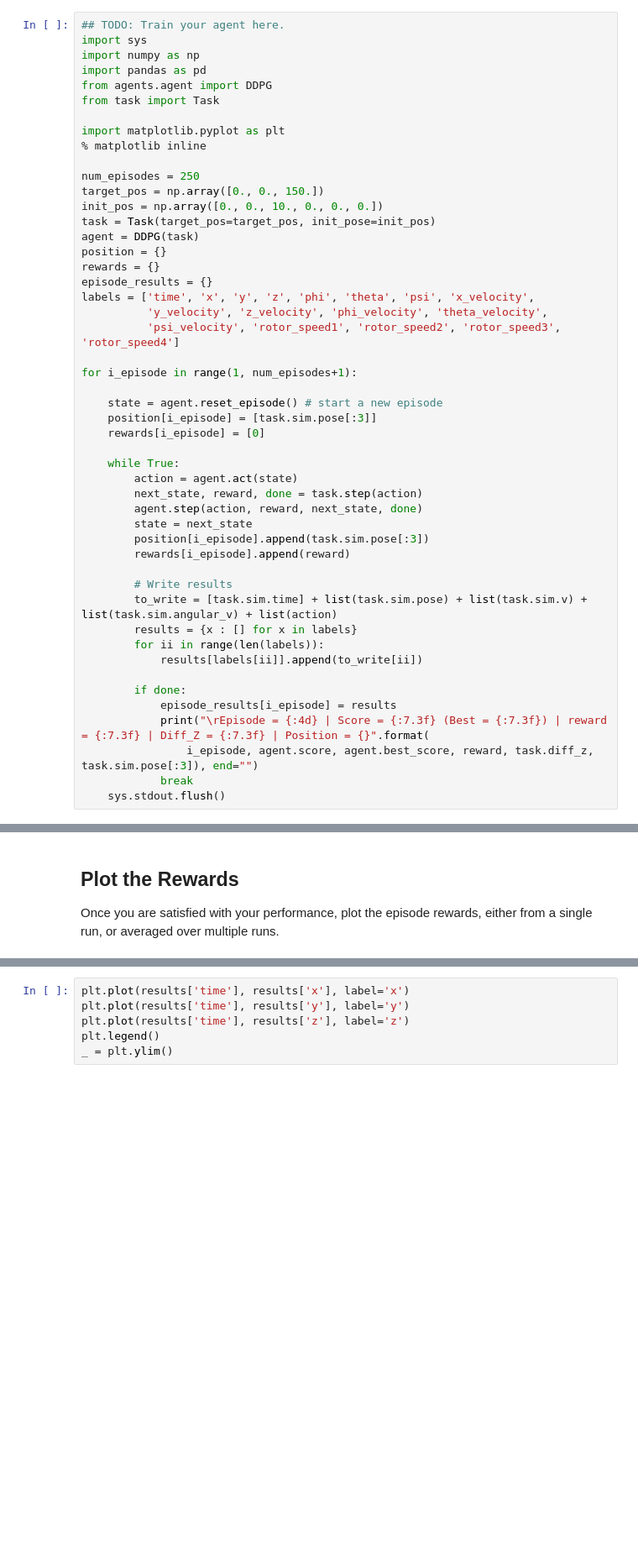
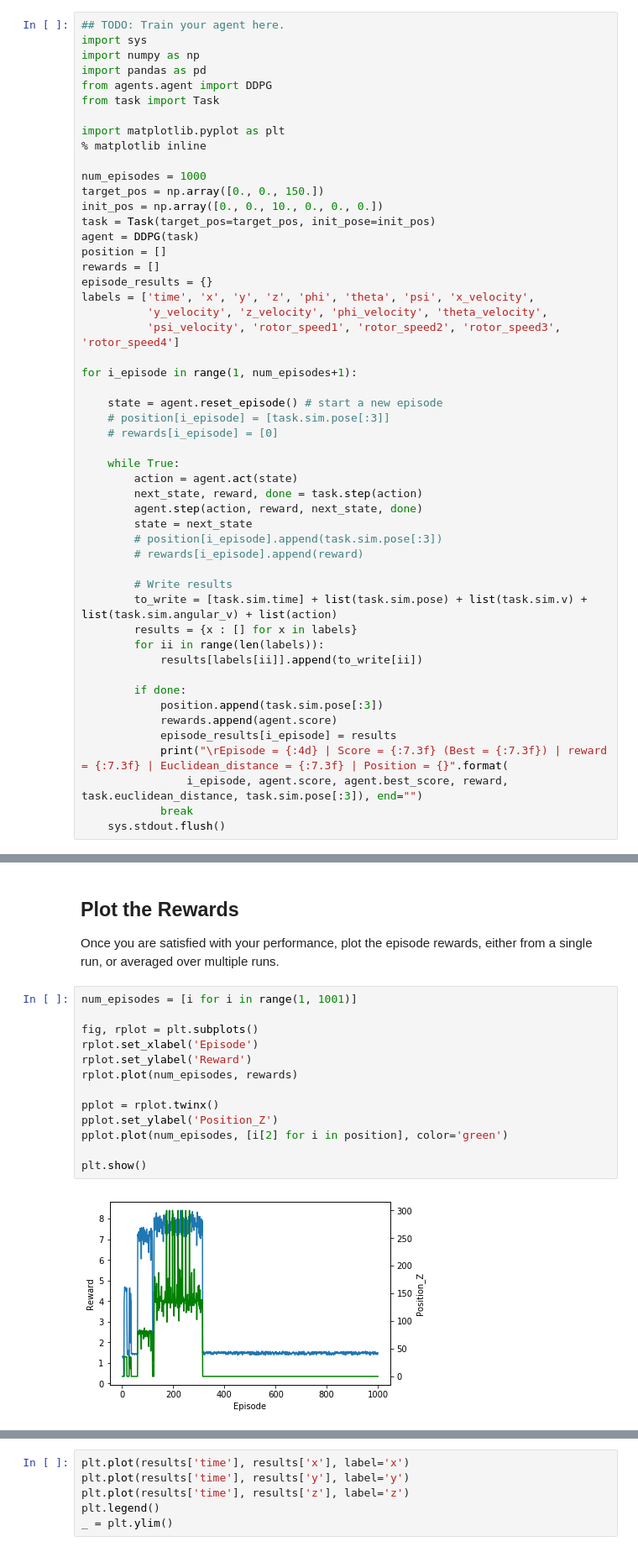
Before and after one commit to edvalente/ml-nanodegree, a Jupyter notebook: quadcopter-project/Quadcopter_Project.ipynb, the cells around one changed output, grey strips where cells are left out. Shown: that part at 84% size. Cells and saved outputs as stored; diff of their text form; blank space fills up the shorter version.

Commit message:
More frustrated attempts to correct rewards

```diff
--- a/quadcopter-project/Quadcopter_Project.ipynb
+++ b/quadcopter-project/Quadcopter_Project.ipynb
@@ -222,13 +222,13 @@ from task import Task
 import matplotlib.pyplot as plt
 % matplotlib inline
 
-num_episodes = 250
+num_episodes = 1000
 target_pos = np.array([0., 0., 150.])
 init_pos = np.array([0., 0., 10., 0., 0., 0.])
 task = Task(target_pos=target_pos, init_pose=init_pos)
 agent = DDPG(task)
-position = {}
-rewards = {}
+position = []
+rewards = []
 episode_results = {}
 labels = ['time', 'x', 'y', 'z', 'phi', 'theta', 'psi', 'x_velocity',
           'y_velocity', 'z_velocity', 'phi_velocity', 'theta_velocity',
@@ -237,16 +237,16 @@ labels = ['time', 'x', 'y', 'z', 'phi', 'theta', 'psi', 'x_velocity',
 for i_episode in range(1, num_episodes+1):
 
     state = agent.reset_episode() # start a new episode
-    position[i_episode] = [task.sim.pose[:3]]
-    rewards[i_episode] = [0]
+    # position[i_episode] = [task.sim.pose[:3]]
+    # rewards[i_episode] = [0]
 
     while True:
         action = agent.act(state)
         next_state, reward, done = task.step(action)
         agent.step(action, reward, next_state, done)
         state = next_state
-        position[i_episode].append(task.sim.pose[:3])
-        rewards[i_episode].append(reward)
+        # position[i_episode].append(task.sim.pose[:3])
+        # rewards[i_episode].append(reward)
 
         # Write results
         to_write = [task.sim.time] + list(task.sim.pose) + list(task.sim.v) + list(task.sim.angular_v) + list(action)
@@ -255,9 +255,11 @@ for i_episode in range(1, num_episodes+1):
             results[labels[ii]].append(to_write[ii])
 
         if done:
+            position.append(task.sim.pose[:3])
+            rewards.append(agent.score)
             episode_results[i_episode] = results
-            print("\rEpisode = {:4d} | Score = {:7.3f} (Best = {:7.3f}) | reward = {:7.3f} | Diff_Z = {:7.3f} | Position = {}".format(
-                i_episode, agent.score, agent.best_score, reward, task.diff_z, task.sim.pose[:3]), end="")
+            print("\rEpisode = {:4d} | Score = {:7.3f} (Best = {:7.3f}) | reward = {:7.3f} | Euclidean_distance = {:7.3f} | Position = {}".format(
+                i_episode, agent.score, agent.best_score, reward, task.euclidean_distance, task.sim.pose[:3]), end="")
             break
     sys.stdout.flush()
 # %% [output]
@@ -269,3 +269,18 @@ KeyboardInterrupt:
 ## Plot the Rewards
 
 Once you are satisfied with your performance, plot the episode rewards, either from a single run, or averaged over multiple runs.
+# %%
+num_episodes = [i for i in range(1, 1001)]
+
+fig, rplot = plt.subplots()
+rplot.set_xlabel('Episode')
+rplot.set_ylabel('Reward')
+rplot.plot(num_episodes, rewards)
+
+pplot = rplot.twinx()
+pplot.set_ylabel('Position_Z')
+pplot.plot(num_episodes, [i[2] for i in position], color='green')
+
+plt.show()
+# %% [output]
+[figure, added]
```
Also changed, not shown: parts of 4 cells of this notebook, 2 other files.
